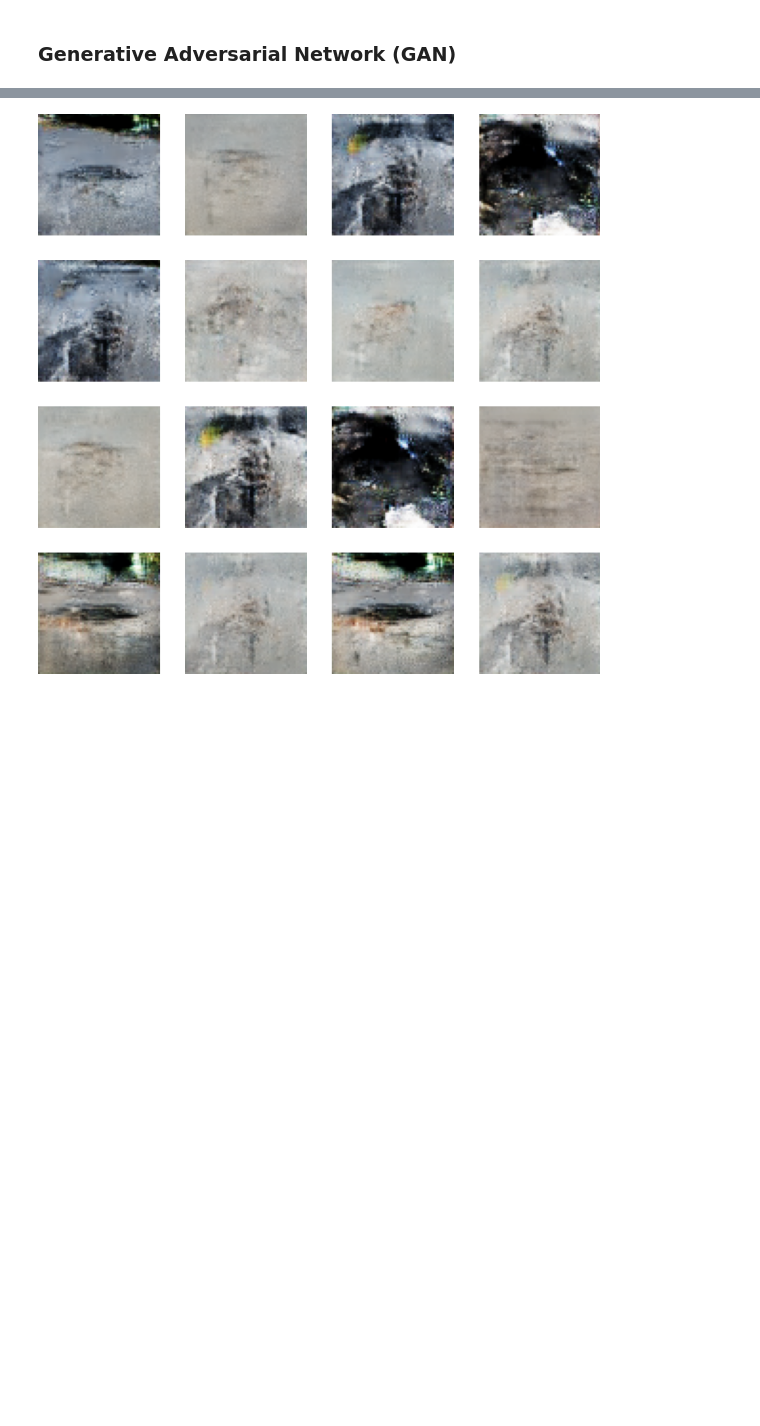
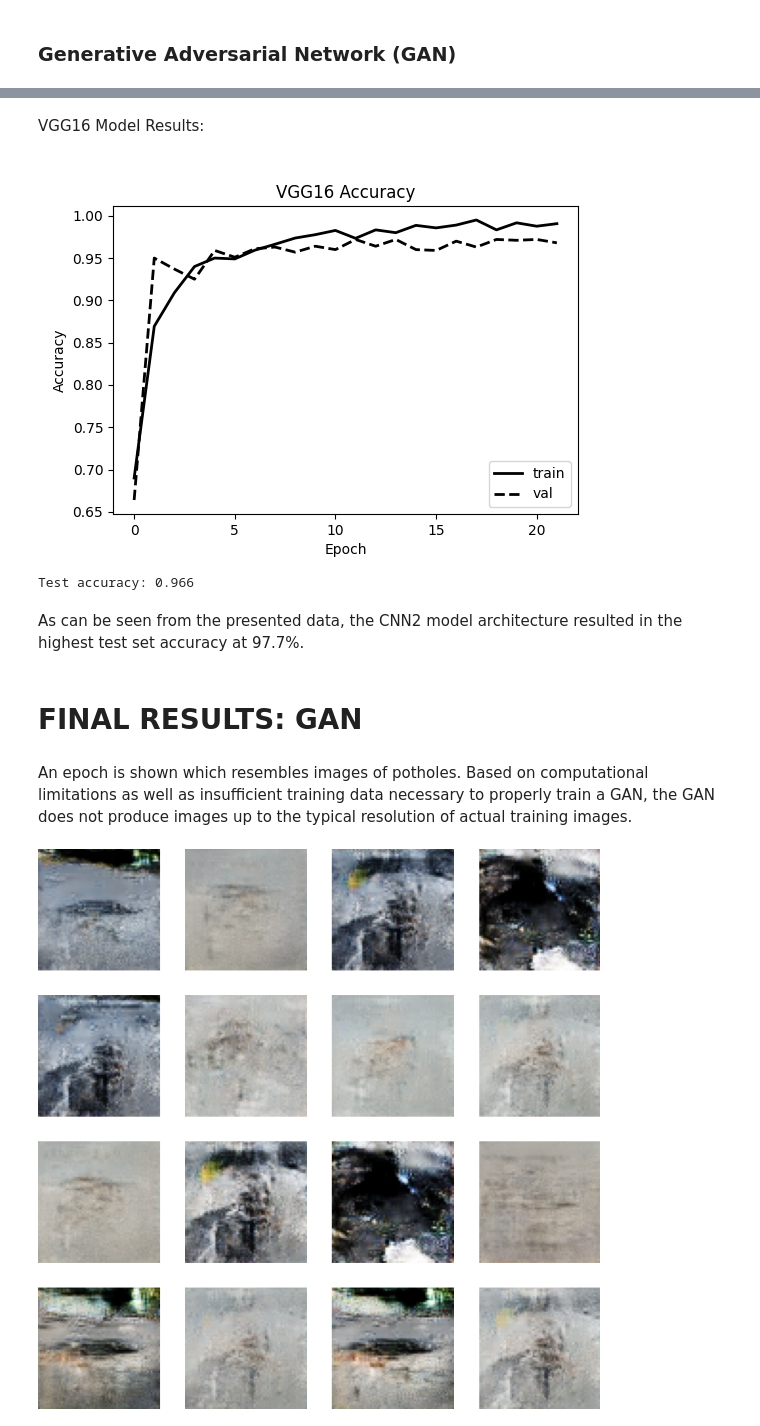
Before and after one commit to hnkessler/pothole-detection, a Jupyter notebook: Henry_Kessler_pothole_detection.ipynb, the cells around one changed output, grey strips where cells are left out. Drawn from its saved outputs; the diff is of its cells as text; code cells hidden in the pictures; blank space fills up the shorter version.

```diff
--- a/Henry_Kessler_pothole_detection.ipynb
+++ b/Henry_Kessler_pothole_detection.ipynb
@@ -702,3 +653,18 @@ train(train_dataset, num_epochs, save_every = 10)
+# %% [markdown]
+VGG16 Model Results:
+# %%
+name = 'VGG16'
+display.display(Image.open(f'figures/{name}.png'))   # saved training curve
+print(f'Test accuracy: {results[name]:.3f}')
+# %% [output]
+[figure, added]
+Test accuracy: 0.966
+# %% [markdown]
+As can be seen from the presented data, the CNN2 model architecture resulted in the highest test set accuracy at 97.7%.
+# %% [markdown]
+# FINAL RESULTS: GAN
+# %% [markdown]
+An epoch is shown which resembles images of potholes. Based on computational limitations as well as insufficient training data necessary to properly train a GAN, the GAN does not produce images up to the typical resolution of actual training images.
 # %%
 Image.open('figures/gan/pothole_0100.png')
 # %% [output]
```
Also changed, not shown: parts of 10 cells of this notebook.
